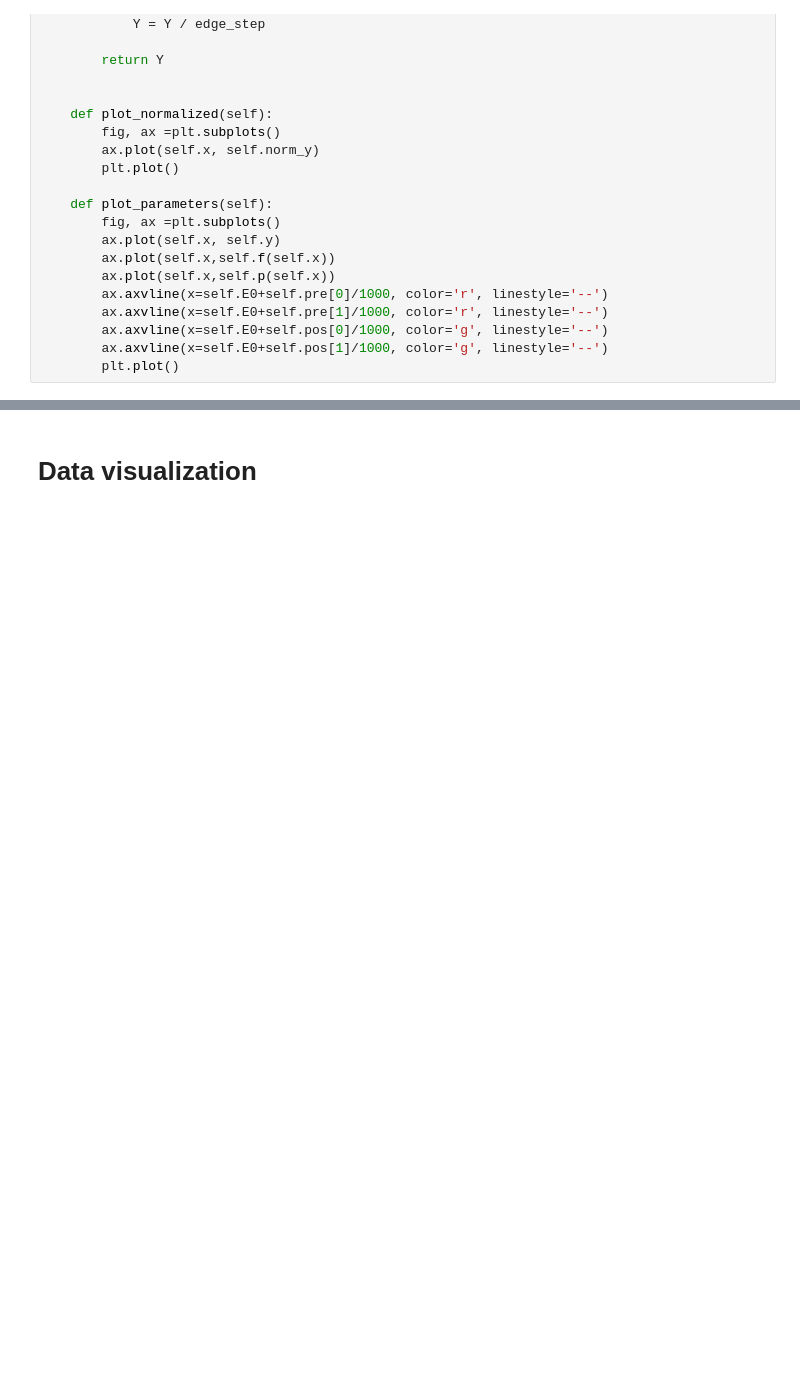
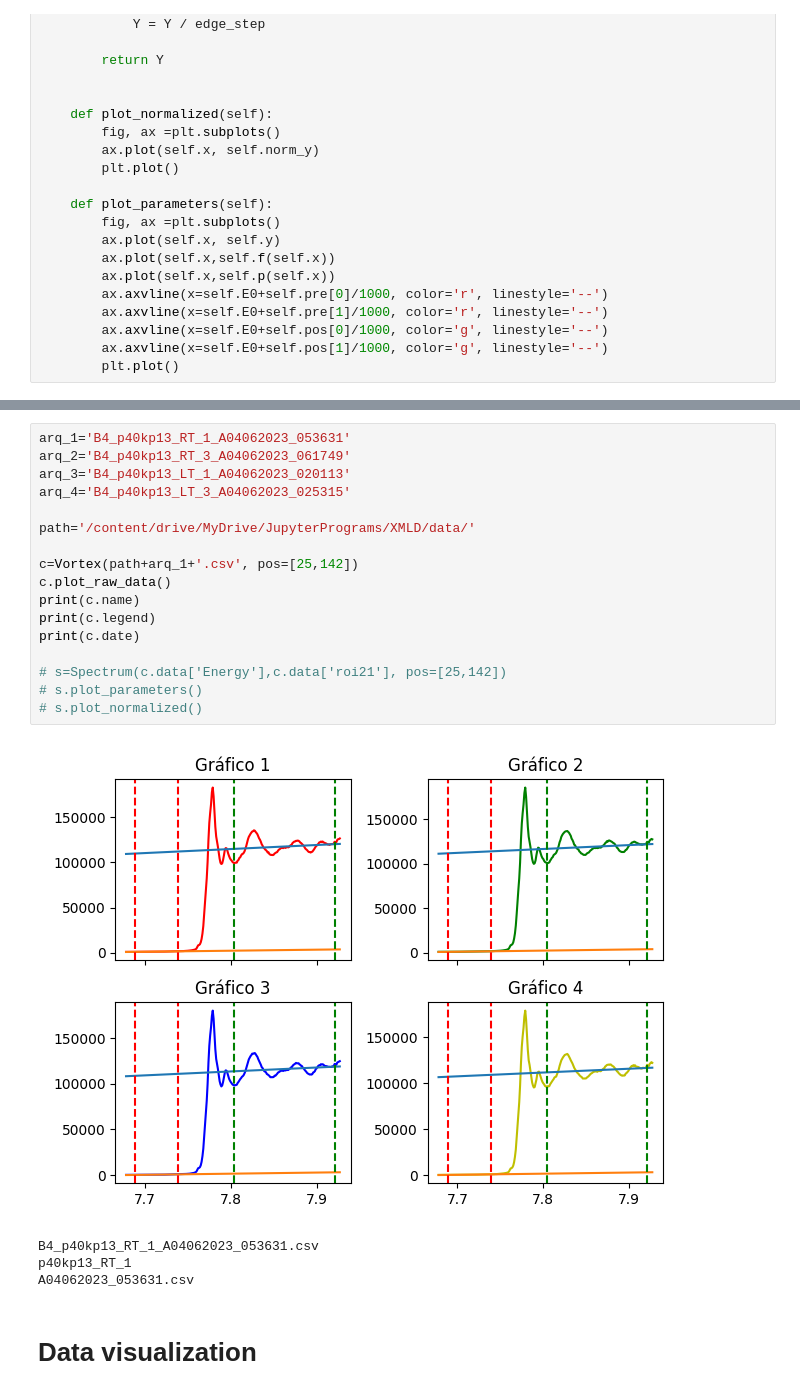
Before and after one commit to 4LC4NT4R4/XMLD, a Jupyter notebook: poo_xmld.ipynb, the cells around one changed output, grey strips where cells are left out. Cells and saved outputs as stored; diff of their text form; blank space fills up the shorter version.

```diff
--- a/poo_xmld.ipynb
+++ b/poo_xmld.ipynb
@@ -300,3 +282,25 @@ s.plot_normalized()
+# %%
+arq_1='B4_p40kp13_RT_1_A04062023_053631'
+arq_2='B4_p40kp13_RT_3_A04062023_061749'
+arq_3='B4_p40kp13_LT_1_A04062023_020113'
+arq_4='B4_p40kp13_LT_3_A04062023_025315'
+
+path='/content/drive/MyDrive/JupyterPrograms/XMLD/data/'
+
+c=Vortex(path+arq_1+'.csv', pos=[25,142])
+c.plot_raw_data()
+print(c.name)
+print(c.legend)
+print(c.date)
+
+# s=Spectrum(c.data['Energy'],c.data['roi21'], pos=[25,142])
+# s.plot_parameters()
+# s.plot_normalized()
+# %% [output]
+[figure, added]
+B4_p40kp13_RT_1_A04062023_053631.csv
+p40kp13_RT_1
+A04062023_053631.csv
 # %% [markdown]
 # Data visualization
 # %%
```
Also changed, not shown: parts of 5 cells of this notebook.
